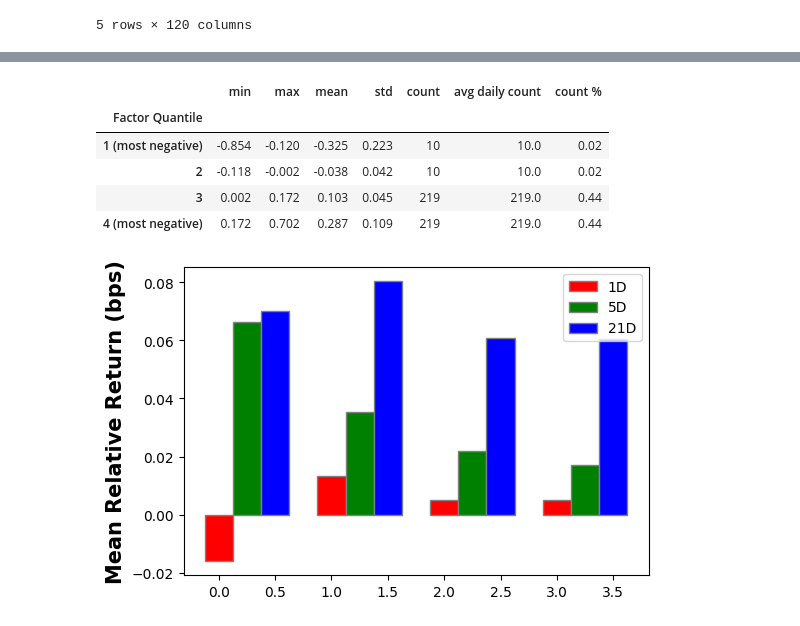
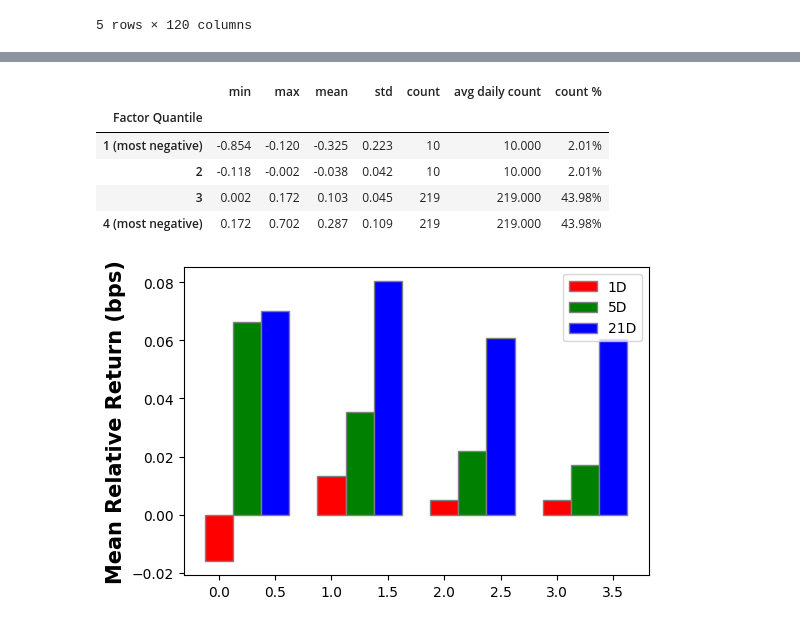
Before and after one commit to springmarathon/nyu-hedge-fund-strategies, a Jupyter notebook: quantrocket/analyzing_profitability.ipynb, the cells around one changed output, grey strips where cells are left out. Cells and saved outputs as stored; diff of their text form; code cells hidden in the pictures.

Commit message:
Format dataframe with percentage

```diff
--- a/quantrocket/analyzing_profitability.ipynb
+++ b/quantrocket/analyzing_profitability.ipynb
@@ -103,15 +103,14 @@ factor_quantile = {"Factor Quantile": ["1 (most negative)", "2", "3", "4 (most n
 # %%
 factor_quantile_df = pd.DataFrame(factor_quantile)
 factor_quantile_df.set_index("Factor Quantile", inplace=True)
-pd.set_option('display.precision', 3)
-factor_quantile_df
+factor_quantile_df.style.format({"count %": '{:.2%}'}, precision=3)
 # %% [output]
 |  | min | max | mean | std | count | avg daily count | count % |
 | Factor Quantile |  |  |  |  |  |  |  |
-| 1 (most negative) | -0.854 | -0.120 | -0.325 | 0.223 | 10 | 10.0 | 0.02 |
-| 2 | -0.118 | -0.002 | -0.038 | 0.042 | 10 | 10.0 | 0.02 |
-| 3 | 0.002 | 0.172 | 0.103 | 0.045 | 219 | 219.0 | 0.44 |
-| 4 (most negative) | 0.172 | 0.702 | 0.287 | 0.109 | 219 | 219.0 | 0.44 |
+| 1 (most negative) | -0.854 | -0.120 | -0.325 | 0.223 | 10 | 10.000 | 2.01% |
+| 2 | -0.118 | -0.002 | -0.038 | 0.042 | 10 | 10.000 | 2.01% |
+| 3 | 0.002 | 0.172 | 0.103 | 0.045 | 219 | 219.000 | 43.98% |
+| 4 (most negative) | 0.172 | 0.702 | 0.287 | 0.109 | 219 | 219.000 | 43.98% |
 # %%
 firstq_returns = fundamentals[fundamentals["operating_margin"] <= twenty_five_percentile][["OneDRet", "FiveDRet", "TwentyOneDRet"]].median()
 secondq_returns = fundamentals[(fundamentals["operating_margin"] > twenty_five_percentile) & (fundamentals["operating_margin"] <= 0) ][["OneDRet", "FiveDRet", "TwentyOneDRet"]].median()
```
Also changed, not shown: parts of 1 cell of this notebook, 1 other file.
